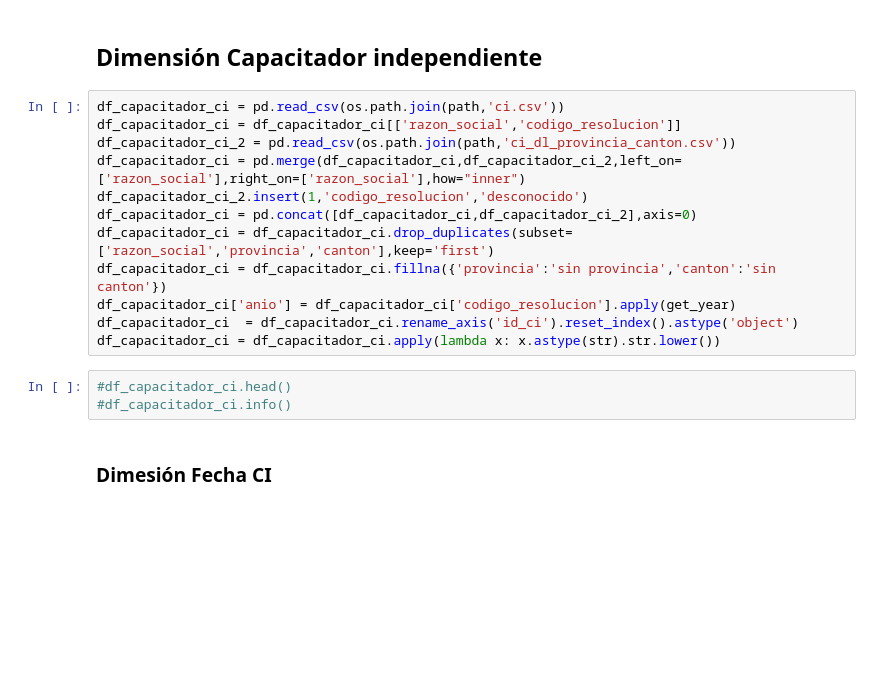
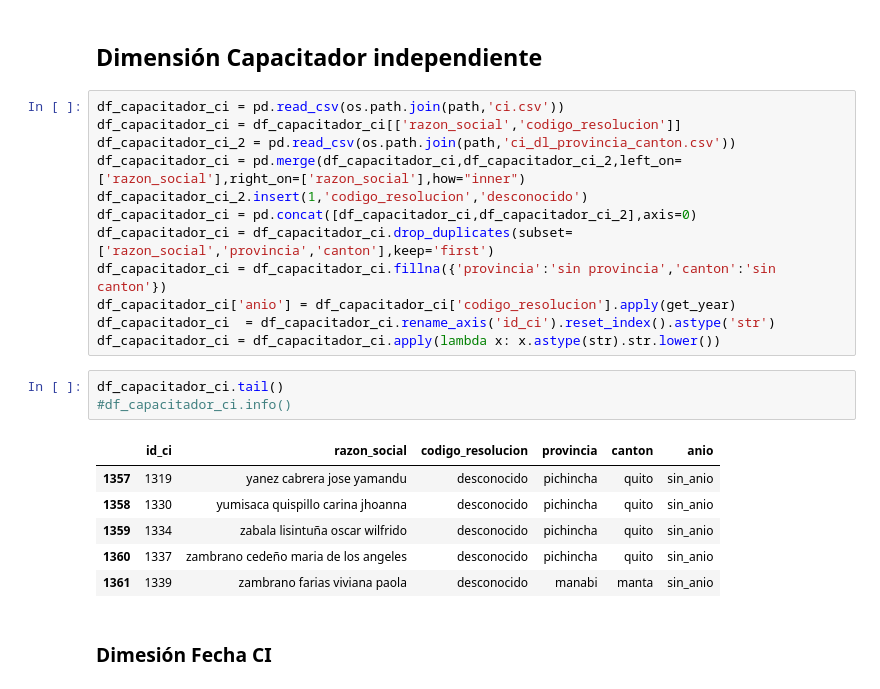
Before and after one commit to Herziox/Data-Mining-System-SETEC, a Jupyter notebook: 3_data_preprocesing_module/ETL_Datawarehouse.ipynb, the cells around one changed output. Saved outputs shown, nothing was run; the diff lists cells and outputs as text; blank space fills up the shorter version.

```diff
--- a/3_data_preprocesing_module/ETL_Datawarehouse.ipynb
+++ b/3_data_preprocesing_module/ETL_Datawarehouse.ipynb
@@ -278,11 +272,18 @@ df_capacitador_ci = pd.concat([df_capacitador_ci,df_capacitador_ci_2],axis=0)
 df_capacitador_ci = df_capacitador_ci.drop_duplicates(subset=['razon_social','provincia','canton'],keep='first')
 df_capacitador_ci = df_capacitador_ci.fillna({'provincia':'sin provincia','canton':'sin canton'})
 df_capacitador_ci['anio'] = df_capacitador_ci['codigo_resolucion'].apply(get_year)
-df_capacitador_ci  = df_capacitador_ci.rename_axis('id_ci').reset_index().astype('object')
+df_capacitador_ci  = df_capacitador_ci.rename_axis('id_ci').reset_index().astype('str')
 df_capacitador_ci = df_capacitador_ci.apply(lambda x: x.astype(str).str.lower())
-# %%
-#df_capacitador_ci.head()
-#df_capacitador_ci.info()
+# %%
+df_capacitador_ci.tail()
+#df_capacitador_ci.info()
+# %% [output]
+|  | id_ci | razon_social | codigo_resolucion | provincia | canton | anio |
+| 1357 | 1319 | yanez cabrera jose yamandu | desconocido | pichincha | quito | sin_anio |
+| 1358 | 1330 | yumisaca quispillo carina jhoanna | desconocido | pichincha | quito | sin_anio |
+| 1359 | 1334 | zabala lisintuña oscar wilfrido | desconocido | pichincha | quito | sin_anio |
+| 1360 | 1337 | zambrano cedeño maria de los angeles | desconocido | pichincha | quito | sin_anio |
+| 1361 | 1339 | zambrano farias viviana paola | desconocido | manabi | manta | sin_anio |
 # %% [markdown]
 ### Dimesión Fecha CI
 # %%
```
Also changed, not shown: parts of 5 cells of this notebook, 4 other files.
